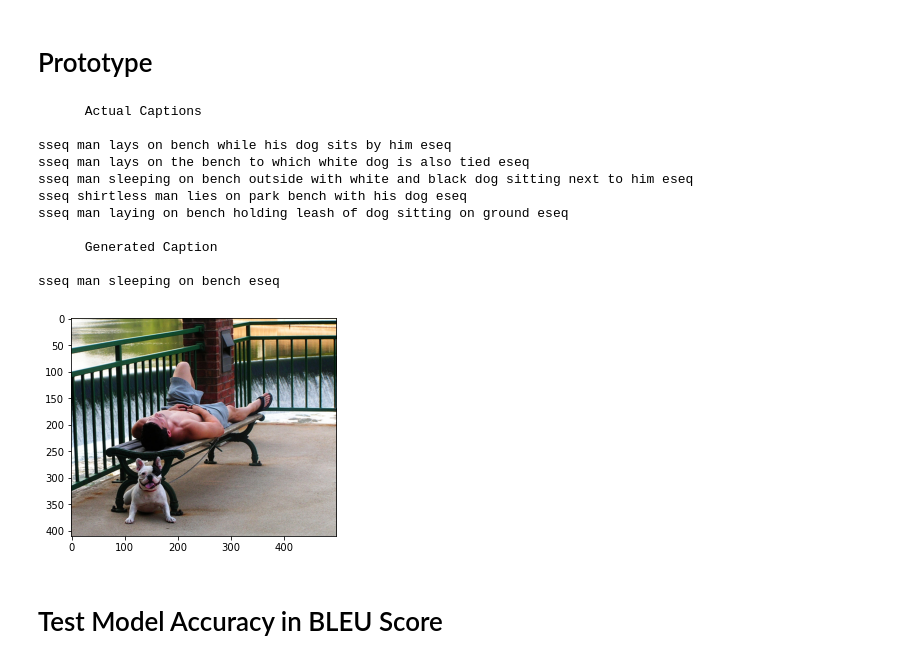
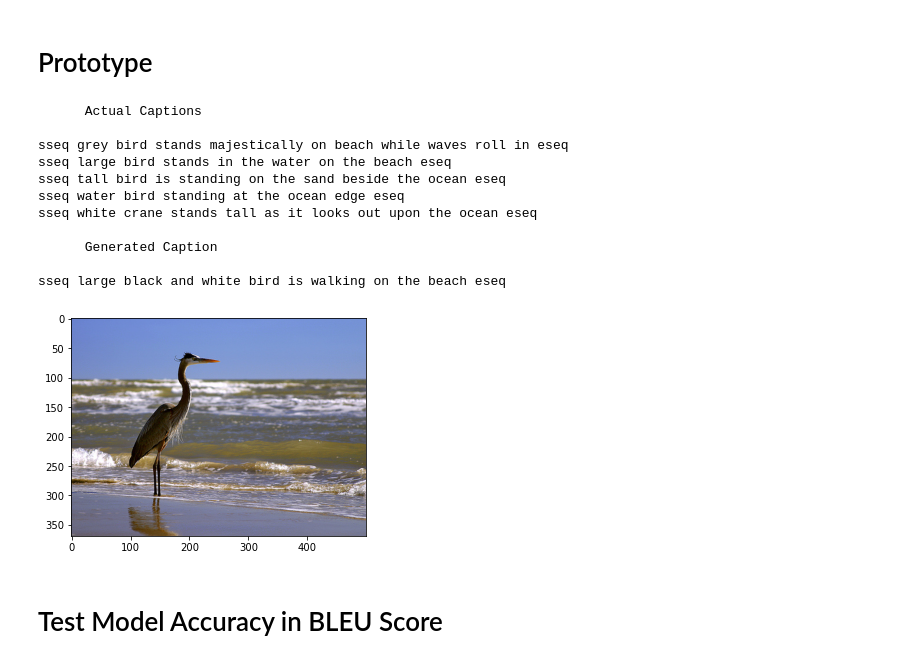
Before and after one commit to RealityMoez/ImageCaptionGenerator, a Jupyter notebook: image-caption-generator-flickr.ipynb, the cells around one changed output. Drawn from its saved outputs; the diff is of its cells as text; code cells hidden in the pictures.

```diff
--- a/image-caption-generator-flickr.ipynb
+++ b/image-caption-generator-flickr.ipynb
@@ -175,5 +180,5 @@ with open('captions_tokenizer.pickle', 'wb') as t:
     pickle.dump(tokenizer, t)
 # %%
 # Load the tokenizer
-with open('captions_tokenizer.pickle', 'rb') as t:
+with open('new_captions_tokenizer.pickle', 'rb') as t:
     tokenizer = pickle.load(t)
@@ -219,8 +232,8 @@ test  images:  810
 import numpy as np
 
 def sequenceGenerator(imageIDs, imgsWithCaptions, features, tokenizer, maxCaptionLength, uniqueWordsCount, batchSize):
-    # loop over images
-    img_FeatureSeq, capt_VectorSeq, newSeq = list(), list(), list()
+    # X1_train, X2_train, Y_train
+    img_feature_list, current_words_list, next_word_list = list(), list(), list()
     n = 0
     while 1:
         for imageID in imageIDs:
@@ -262,14 +275,14 @@ def sequenceGenerator(imageIDs, imgsWithCaptions, features, tokenizer, maxCaptio
                         print("\noutput word index: \n", np.argmax(next_word_index_vector)) """
 
                     # store the sequences
-                    img_FeatureSeq.append(features[imageID][0])
-                    capt_VectorSeq.append(current_words)
-                    newSeq.append(next_word)
+                    img_feature_list.append(features[imageID][0])
+                    current_words_list.append(current_words)
+                    next_word_list.append(next_word)
 
             if n == batchSize:
-                img_FeatureSeq, capt_VectorSeq, newSeq = np.array(img_FeatureSeq), np.array(capt_VectorSeq), np.array(newSeq)
-                yield [img_FeatureSeq, capt_VectorSeq], newSeq
-                img_FeatureSeq, capt_VectorSeq, newSeq = list(), list(), list()
+                img_feature_list, current_words_list, next_word_list = np.array(img_feature_list), np.array(current_words_list), np.array(next_word_list)
+                yield [img_feature_list, current_words_list], next_word_list
+                img_feature_list, current_words_list, next_word_list = list(), list(), list()
                 n = 0
 # %% [markdown]
 # Reshaping our Model
@@ -296,7 +309,7 @@ icg_model.compile(loss='categorical_crossentropy', optimizer='adam', metrics=['a
 # %% [markdown]
 # Train Model
 # %%
-epochs = 20
+epochs = 25
 batchSize = 32
 steps = len(trainImgs) // batchSize
 
@@ -312,6 +343,6 @@ icg_model.save(work_dir + '/icgModel_9.h5')
 # %% [markdown]
 # Load Trained Model
 # %%
-icg_model = tf_models.load_model('/kaggle/input/icgmodel/icgModel.h5')
-plot_model(icg_model, show_shapes=False)
+icg_model = tf_models.load_model(work_dir + '/icg_model_v29.h5')
+plot_model(icg_model, show_shapes=False, show_layer_names=False)
 # %% [output]
@@ -353,45 +384,45 @@ def imgPredictCaption(model, imageFeatures, tokenizer, maxCaptionLength):
 # Prototype
 # %%
 # load the image #1003163366_44323f5815
-testImg_path = '/kaggle/input/flickr8k/Images/1003163366_44323f5815.jpg'
+testImg_path = '/kaggle/input/flickr8k/Images/99679241_adc853a5c0.jpg'
 
 def generateCaption(img_path):
     image = load_img(img_path, target_size=(224, 224))
     # convert image pixels to numpy array
     image = img_to_array(image)
     # reshape image
     image = image.reshape((1, image.shape[0], image.shape[1], image.shape[2]))
     # preprocess image for vgg
     image = preprocess_input(image)
     # extract features
     image_features = model.predict(image, verbose=0)
 
     generated_caption = imgPredictCaption(icg_model, image_features, tokenizer, maxCaptionLength)
     plt.imshow(Image.open(img_path))
-    actualCaptions = imgsWithCaptions['1003163366_44323f5815']
+    actualCaptions = imgsWithCaptions['99679241_adc853a5c0']
 
     print("\n      Actual Captions\n")
     for caption in actualCaptions:
         print(caption)
 
     print("\n      Generated Caption\n")
     print(generated_caption, "\n")
 
 
 generateCaption(testImg_path)
 # %% [output]
       Actual Captions
 
-sseq man lays on bench while his dog sits by him eseq
-sseq man lays on the bench to which white dog is also tied eseq
-sseq man sleeping on bench outside with white and black dog sitting next to him eseq
-sseq shirtless man lies on park bench with his dog eseq
-sseq man laying on bench holding leash of dog sitting on ground eseq
+sseq grey bird stands majestically on beach while waves roll in eseq
+sseq large bird stands in the water on the beach eseq
+sseq tall bird is standing on the sand beside the ocean eseq
+sseq water bird standing at the ocean edge eseq
+sseq white crane stands tall as it looks out upon the ocean eseq
 
       Generated Caption
 
-sseq man sleeping on bench eseq
+sseq large black and white bird is walking on the beach eseq
-[figure, old version]
+[figure, new version]
 # %% [markdown]
 # Test Model Accuracy in BLEU Score
 # %%
```
Also changed, not shown: parts of 18 cells of this notebook.
